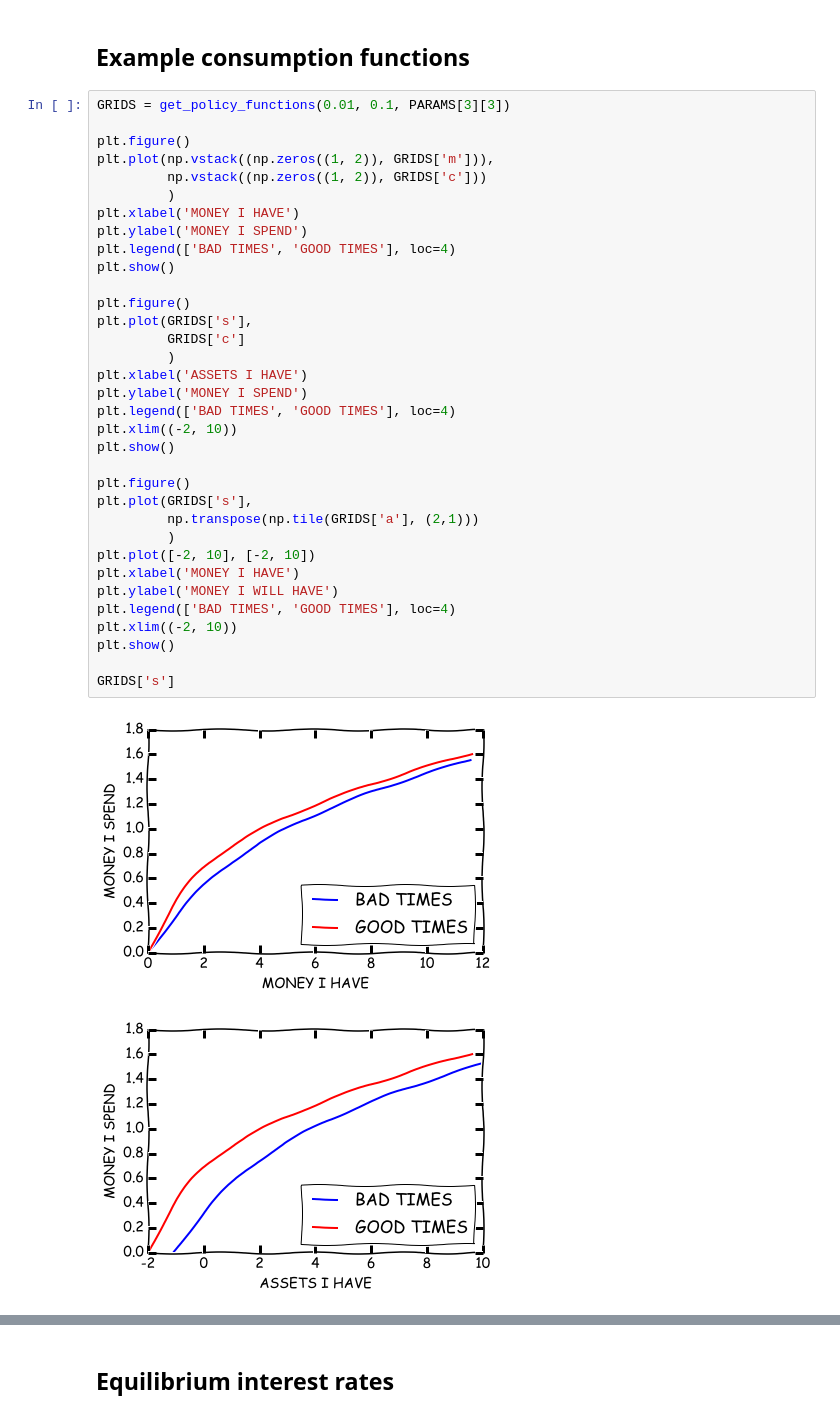
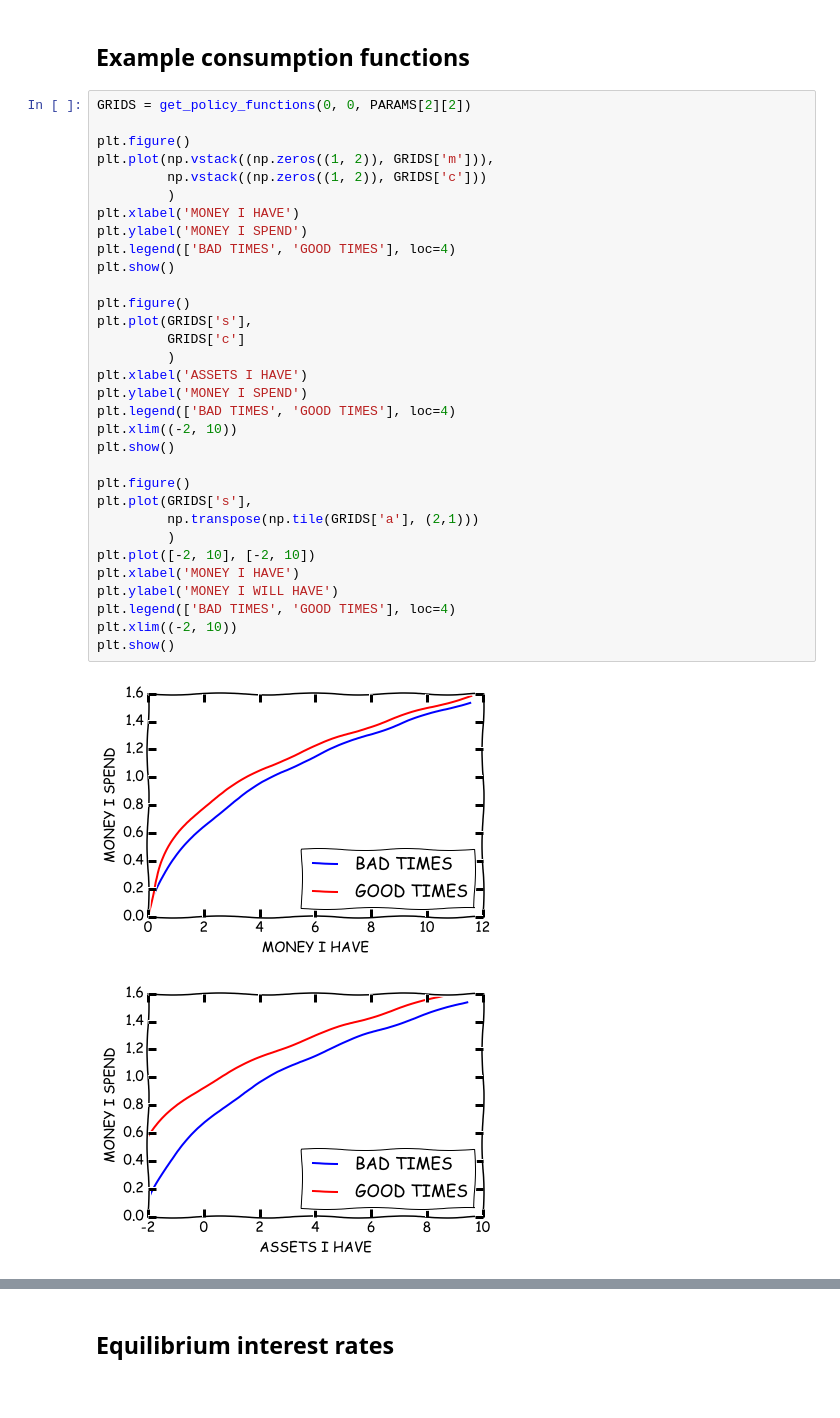
Before and after one commit to stanmart/ma-thesis-ceu, a Jupyter notebook: huggett/huggett_nb.ipynb, the cells around one changed output, grey strips where cells are left out. Saved outputs shown, nothing was run; the diff lists cells and outputs as text.

```diff
--- a/huggett/huggett_nb.ipynb
+++ b/huggett/huggett_nb.ipynb
@@ -50,39 +50,37 @@ MARKERS = ['bx-', 'go-', 'r^-', 'mD-', 'ks']
 # %% [markdown]
 ## Example consumption functions
 # %%
-GRIDS = get_policy_functions(0.01, 0.1, PARAMS[3][3])
+GRIDS = get_policy_functions(0, 0, PARAMS[2][2])
 
 plt.figure()
 plt.plot(np.vstack((np.zeros((1, 2)), GRIDS['m'])),
          np.vstack((np.zeros((1, 2)), GRIDS['c']))
          )
 plt.xlabel('MONEY I HAVE')
 plt.ylabel('MONEY I SPEND')
 plt.legend(['BAD TIMES', 'GOOD TIMES'], loc=4)
 plt.show()
 
 plt.figure()
 plt.plot(GRIDS['s'],
          GRIDS['c']
          )
 plt.xlabel('ASSETS I HAVE')
 plt.ylabel('MONEY I SPEND')
 plt.legend(['BAD TIMES', 'GOOD TIMES'], loc=4)
 plt.xlim((-2, 10))
 plt.show()
 
 plt.figure()
 plt.plot(GRIDS['s'],
          np.transpose(np.tile(GRIDS['a'], (2,1)))
          )
 plt.plot([-2, 10], [-2, 10])
 plt.xlabel('MONEY I HAVE')
 plt.ylabel('MONEY I WILL HAVE')
 plt.legend(['BAD TIMES', 'GOOD TIMES'], loc=4)
 plt.xlim((-2, 10))
 plt.show()
-
-GRIDS['s']
 # %% [output]
-[figure, old version]
+[figure, new version]
-[figure, old version]
+[figure, new version]
```
Also changed, not shown: parts of 4 cells of this notebook, 2 other files.
